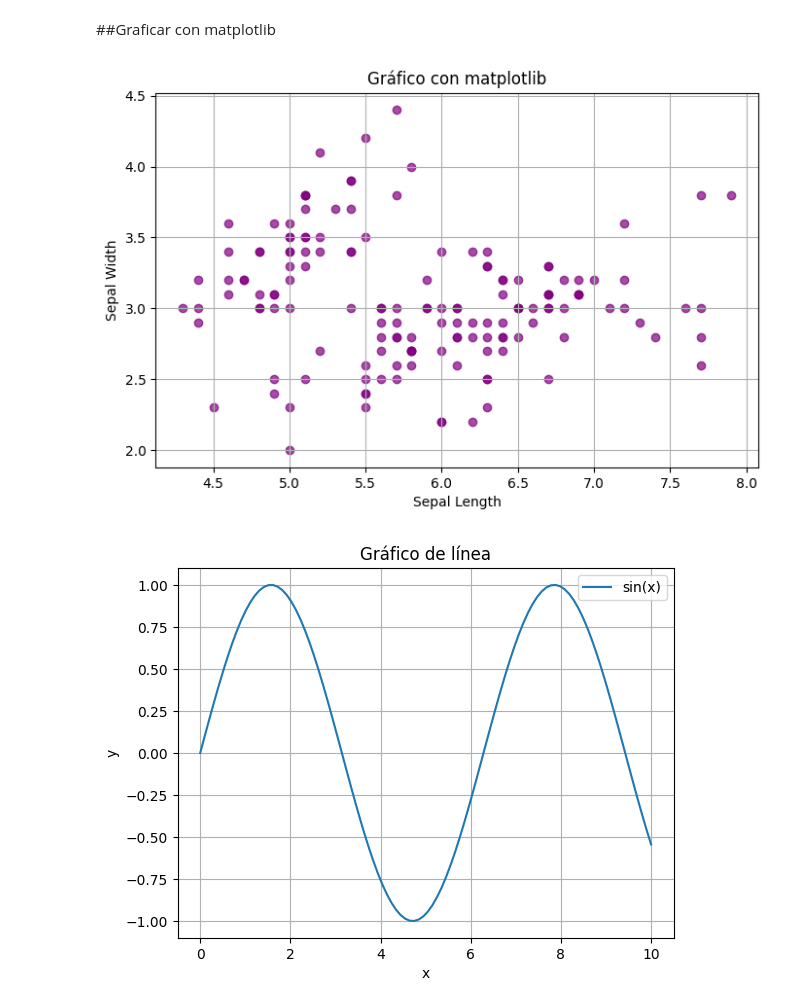
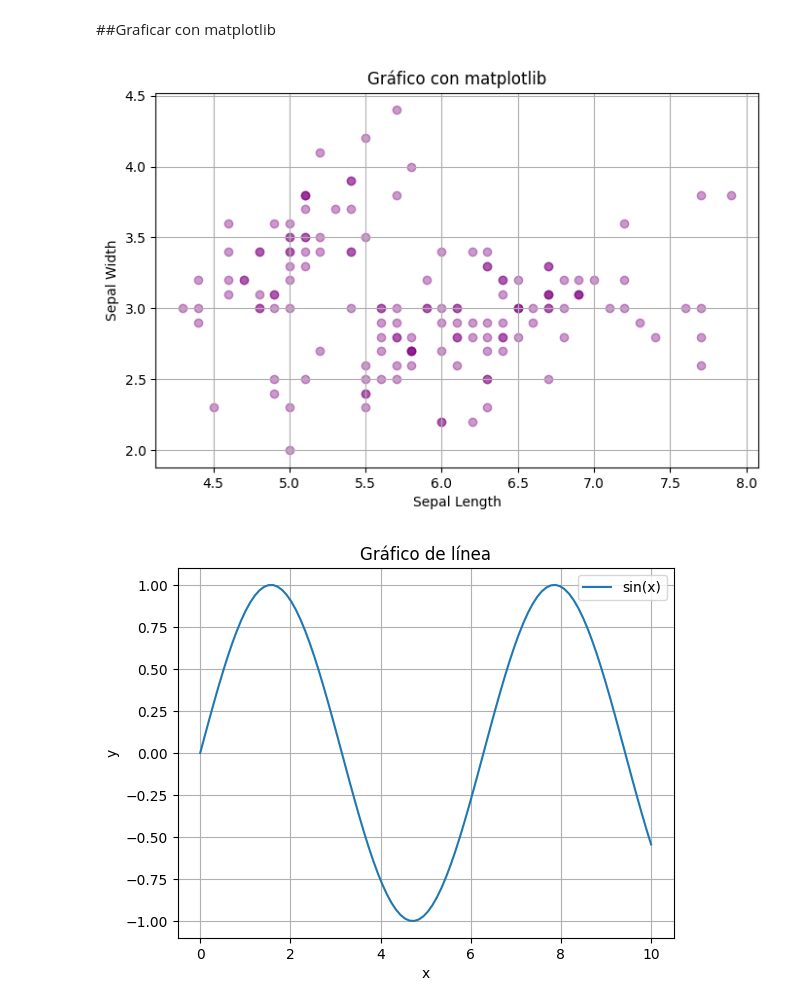
Before and after one commit to Reconocimiento-de-patrones-UNQ/Clase1, a Jupyter notebook: Clase_1_c.ipynb, the cells around one changed output. Saved outputs shown, nothing was run; the diff lists cells and outputs as text; code cells hidden in the pictures.

```diff
--- a/Clase_1_c.ipynb
+++ b/Clase_1_c.ipynb
@@ -44,16 +81,16 @@ Nota: pandas nos permite crear gráficos simples de forma rápida. Es muy útil
 # %%
 import matplotlib.pyplot as plt
 
 # Creamos un gráfico similar pero con más control
 plt.figure(figsize=(8, 5))
-plt.scatter(iris['sepal_length'], iris['sepal_width'], c='purple', alpha=0.7)
+plt.scatter(iris['sepal_length'], iris['sepal_width'], c='purple', alpha=0.4)
 plt.title('Gráfico con matplotlib')
 plt.xlabel('Sepal Length')
 plt.ylabel('Sepal Width')
 plt.grid(True)
 plt.show()
 # %% [output]
-[figure, old version]
+[figure, new version]
 # %%
 import matplotlib.pyplot as plt
 import numpy as np
```
Also changed, not shown: parts of 12 cells of this notebook.
